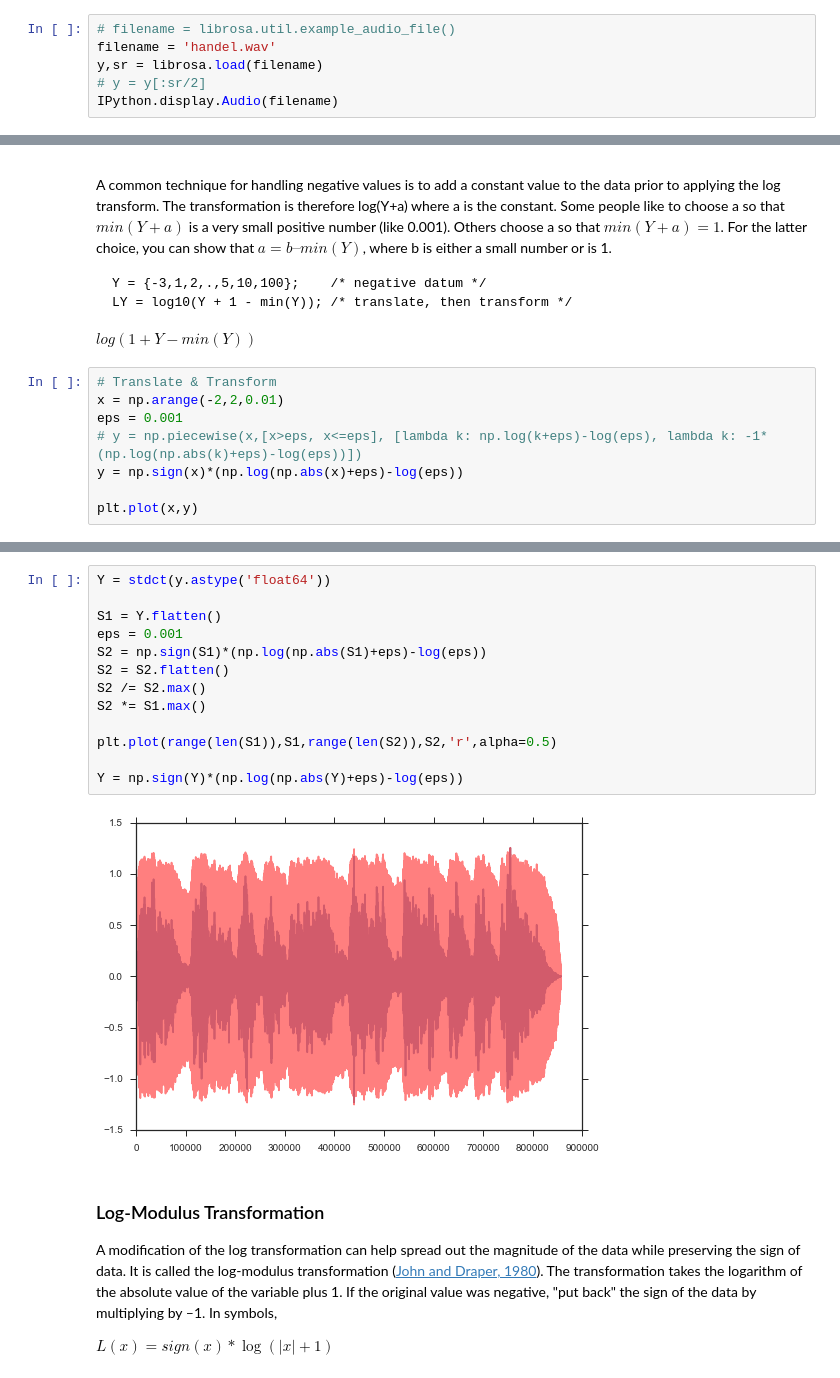
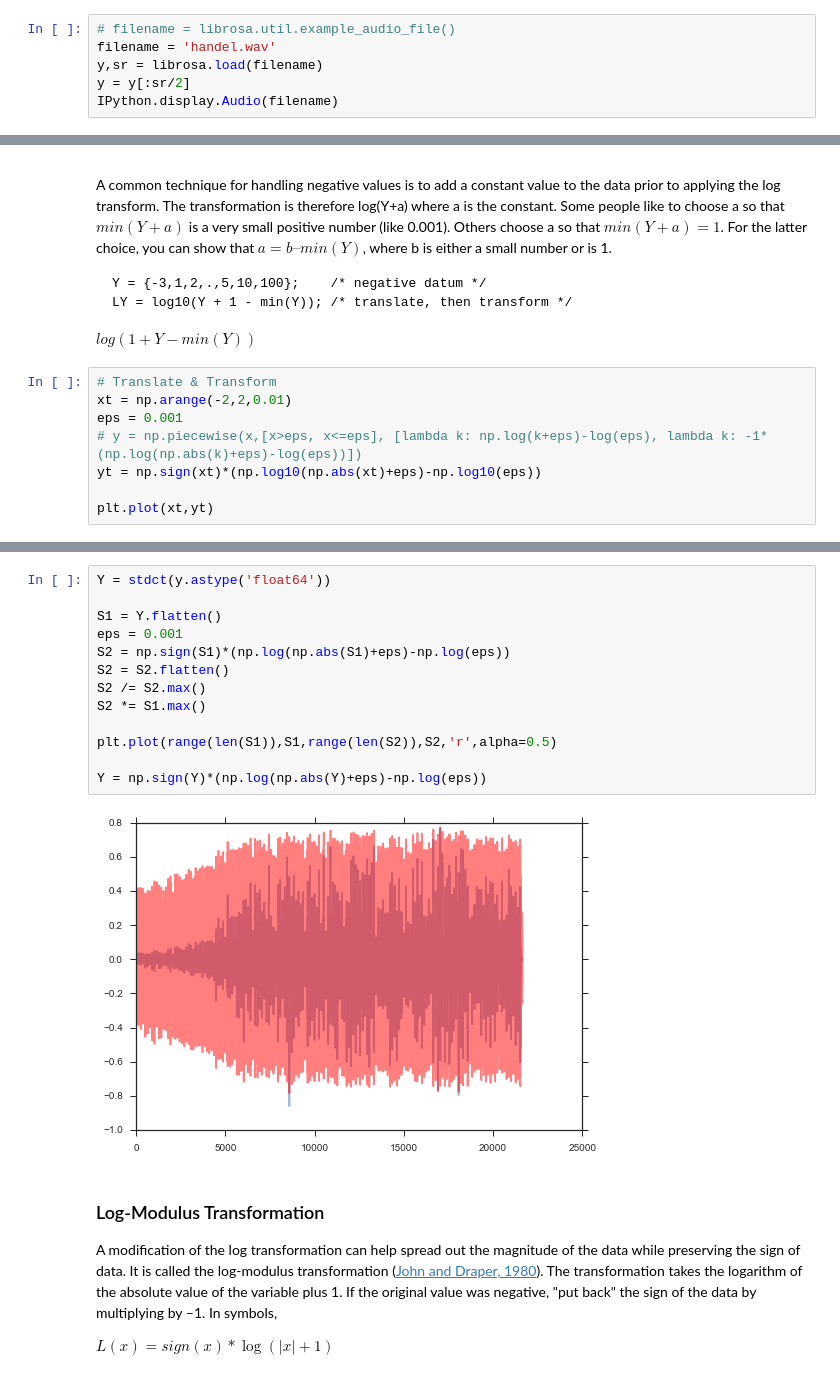
Before and after one commit to thayermldac/vae, a Jupyter notebook: DCT Tricks.ipynb, the cells around one changed output, grey strips where cells are left out. Saved outputs shown, nothing was run; the diff lists cells and outputs as text.

```diff
--- a/DCT Tricks.ipynb
+++ b/DCT Tricks.ipynb
@@ -22,7 +22,7 @@ seaborn.set(style='ticks')
 # filename = librosa.util.example_audio_file()
 filename = 'handel.wav'
 y,sr = librosa.load(filename)
-# y = y[:sr/2]
+y = y[:sr/2]
 IPython.display.Audio(filename)
 # %% [output]
 [interactive output not drawn]
@@ -100,11 +100,11 @@ LY = log10(Y + 1 - min(Y)); /* translate, then transform */
 $log(1+Y-min(Y))$
 # %%
 # Translate & Transform
-x = np.arange(-2,2,0.01)
+xt = np.arange(-2,2,0.01)
 eps = 0.001
 # y = np.piecewise(x,[x>eps, x<=eps], [lambda k: np.log(k+eps)-log(eps), lambda k: -1*(np.log(np.abs(k)+eps)-log(eps))])
-y = np.sign(x)*(np.log(np.abs(x)+eps)-log(eps))
+yt = np.sign(xt)*(np.log10(np.abs(xt)+eps)-np.log10(eps))
 
-plt.plot(x,y)
+plt.plot(xt,yt)
 # %% [output]
 [<matplotlib.lines.Line2D at 0x...>]
@@ -112,18 +112,18 @@ plt.plot(x,y)
 # %%
 Y = stdct(y.astype('float64'))
 
 S1 = Y.flatten()
 eps = 0.001
-S2 = np.sign(S1)*(np.log(np.abs(S1)+eps)-log(eps))
+S2 = np.sign(S1)*(np.log(np.abs(S1)+eps)-np.log(eps))
 S2 = S2.flatten()
 S2 /= S2.max()
 S2 *= S1.max()
 
 plt.plot(range(len(S1)),S1,range(len(S2)),S2,'r',alpha=0.5)
 
-Y = np.sign(Y)*(np.log(np.abs(Y)+eps)-log(eps))
+Y = np.sign(Y)*(np.log(np.abs(Y)+eps)-np.log(eps))
 # %% [output]
-[figure, old version]
+[figure, new version]
 # %% [markdown]
 ### Log-Modulus Transformation
 A modification of the log transformation can help spread out the magnitude of the data while preserving the sign of data. It is called the log-modulus transformation ([John and Draper, 1980](https://www.jstor.org/stable/2986305)). The transformation takes the logarithm of the absolute value of the variable plus 1. If the original value was negative, "put back" the sign of the data by multiplying by –1. In symbols,
```
Also changed, not shown: parts of 8 cells of this notebook.
